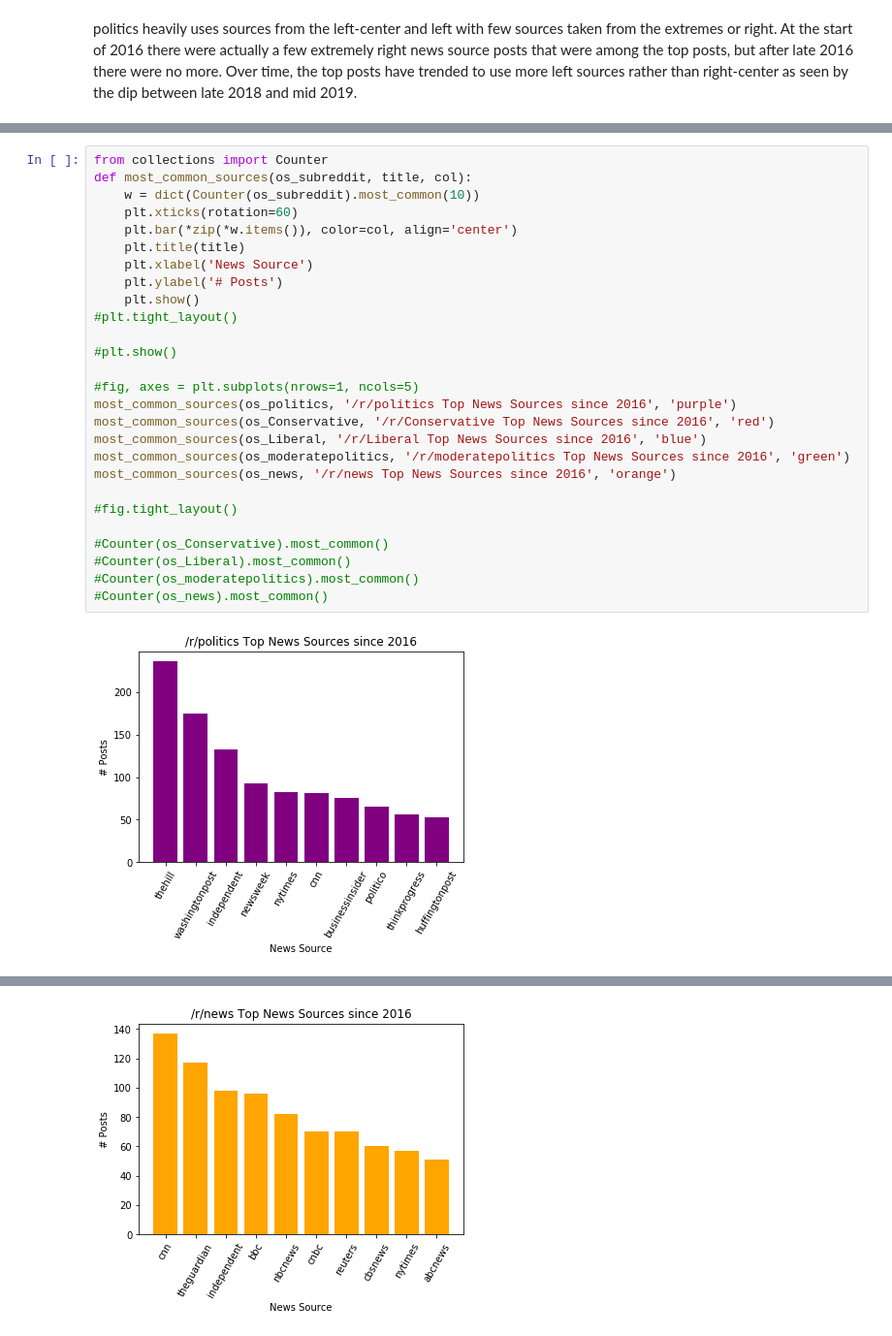
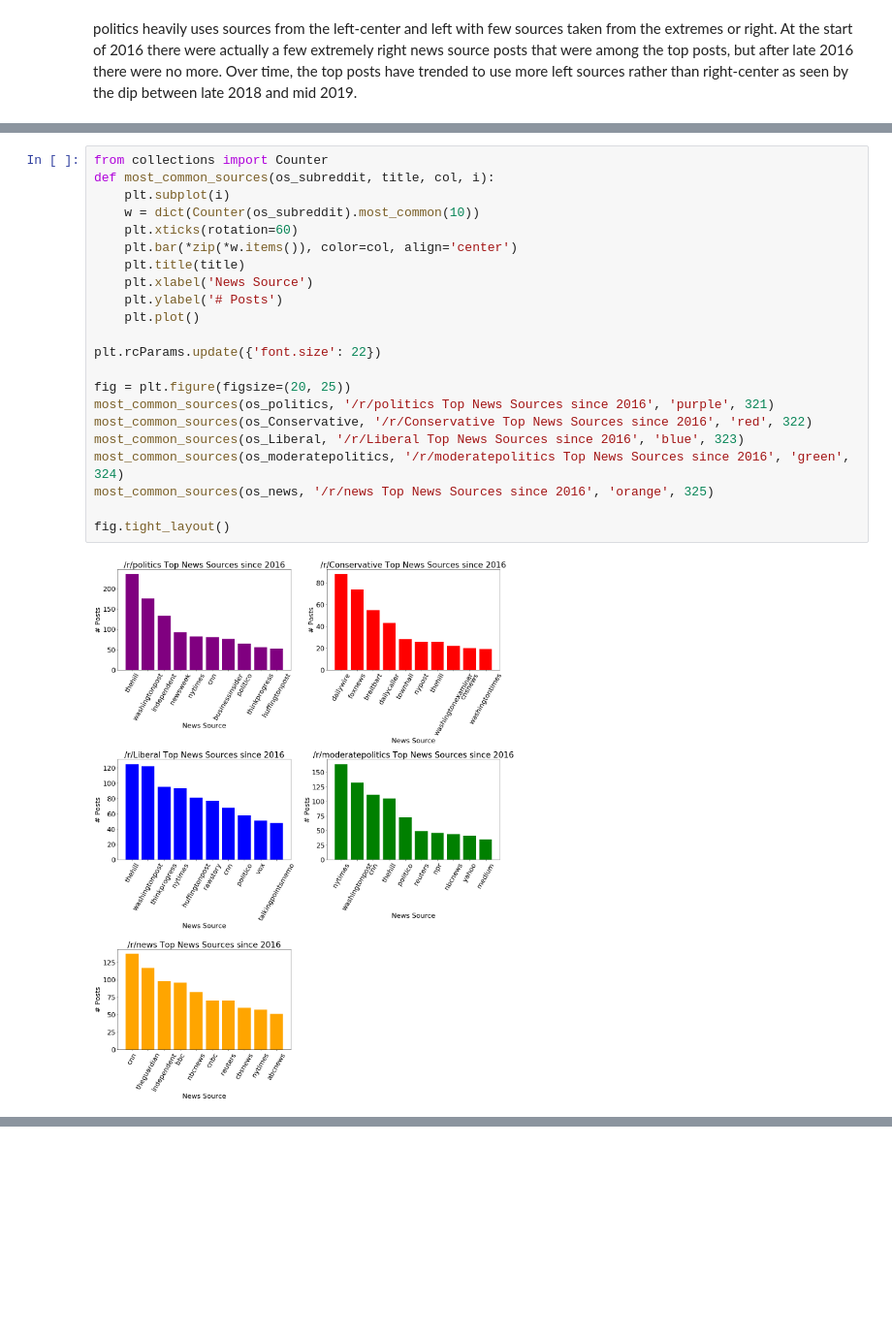
Before and after one commit to alancai98/388-final-project, a Jupyter notebook: 15-388 Final Project.ipynb, the cells around one changed output, grey strips where cells are left out. Shown at 97% size. Drawn from its saved outputs; the diff is of its cells as text; blank space fills up the shorter version.

```diff
--- a/15-388 Final Project.ipynb
+++ b/15-388 Final Project.ipynb
@@ -306,30 +317,25 @@ news
 Lastly, we show the most common news sources
 # %%
 from collections import Counter
-def most_common_sources(os_subreddit, title, col):
+def most_common_sources(os_subreddit, title, col, i):
+    plt.subplot(i)
     w = dict(Counter(os_subreddit).most_common(10))
     plt.xticks(rotation=60)
     plt.bar(*zip(*w.items()), color=col, align='center')
     plt.title(title)
     plt.xlabel('News Source')
     plt.ylabel('# Posts')
-    plt.show()
-#plt.tight_layout()
+    plt.plot()
 
-#plt.show()
+plt.rcParams.update({'font.size': 22})
 
-#fig, axes = plt.subplots(nrows=1, ncols=5)
-most_common_sources(os_politics, '/r/politics Top News Sources since 2016', 'purple')
-most_common_sources(os_Conservative, '/r/Conservative Top News Sources since 2016', 'red')
-most_common_sources(os_Liberal, '/r/Liberal Top News Sources since 2016', 'blue')
-most_common_sources(os_moderatepolitics, '/r/moderatepolitics Top News Sources since 2016', 'green')
-most_common_sources(os_news, '/r/news Top News Sources since 2016', 'orange')
+fig = plt.figure(figsize=(20, 25))
+most_common_sources(os_politics, '/r/politics Top News Sources since 2016', 'purple', 321)
+most_common_sources(os_Conservative, '/r/Conservative Top News Sources since 2016', 'red', 322)
+most_common_sources(os_Liberal, '/r/Liberal Top News Sources since 2016', 'blue', 323)
+most_common_sources(os_moderatepolitics, '/r/moderatepolitics Top News Sources since 2016', 'green', 324)
+most_common_sources(os_news, '/r/news Top News Sources since 2016', 'orange', 325)
 
-#fig.tight_layout()
-
-#Counter(os_Conservative).most_common()
-#Counter(os_Liberal).most_common()
-#Counter(os_moderatepolitics).most_common()
-#Counter(os_news).most_common()
+fig.tight_layout()
 # %% [output]
-[figure, old version]
+[figure, new version]
@@ -339 +341,0 @@ most_common_sources(os_news, '/r/news Top News Sources since 2016', 'orange')
-[figure, removed]
```
Also changed, not shown: parts of 20 cells of this notebook.
